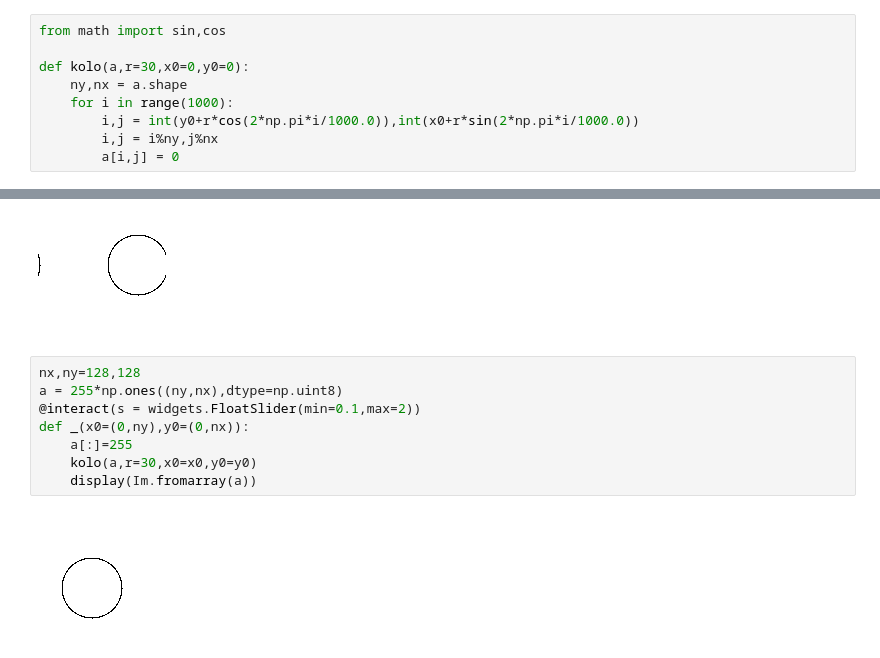
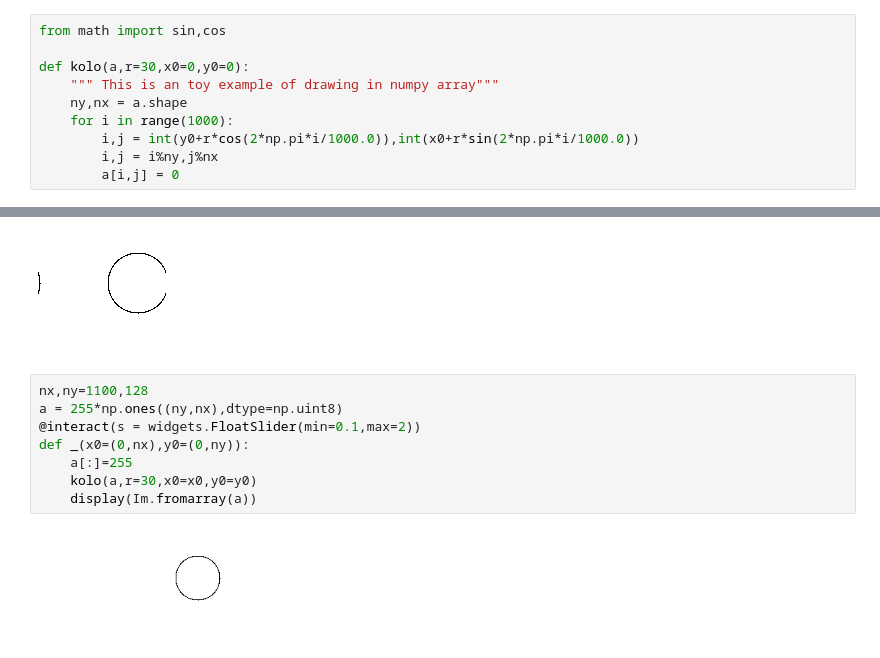
Before and after one commit to marcinofulus/SMCEBI_jupyter, a Jupyter notebook: Images_in_jupyter.ipynb, the cells around one changed output, grey strips where cells are left out. Cells and saved outputs as stored; diff of their text form.

```diff
--- a/Images_in_jupyter.ipynb
+++ b/Images_in_jupyter.ipynb
@@ -12,6 +12,7 @@ from IPython.display import display,clear_output
 from math import sin,cos
 
 def kolo(a,r=30,x0=0,y0=0):
+    """ This is an toy example of drawing in numpy array"""
     ny,nx = a.shape
     for i in range(1000):
         i,j = int(y0+r*cos(2*np.pi*i/1000.0)),int(x0+r*sin(2*np.pi*i/1000.0))
@@ -25,12 +26,12 @@ display(Im.fromarray((a)))
 # %% [output]
 [figure]
 # %%
-nx,ny=128,128
+nx,ny=1100,128
 a = 255*np.ones((ny,nx),dtype=np.uint8)
 @interact(s = widgets.FloatSlider(min=0.1,max=2))
-def _(x0=(0,ny),y0=(0,nx)):
+def _(x0=(0,nx),y0=(0,ny)):
     a[:]=255
     kolo(a,r=30,x0=x0,y0=y0)
     display(Im.fromarray(a))
 # %% [output]
-[figure, old version]
+[figure, new version]
```
Also changed, not shown: parts of 1 cell of this notebook, 1 other file.
